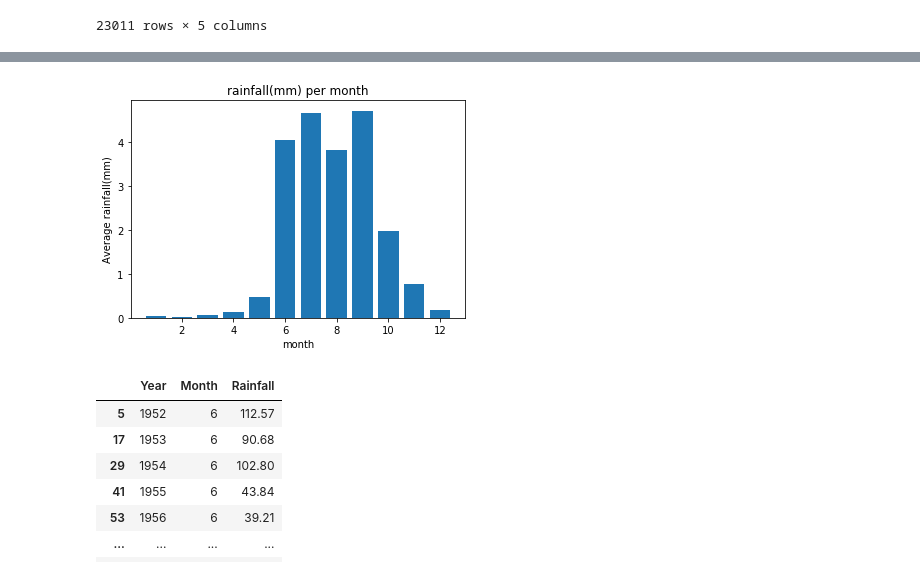
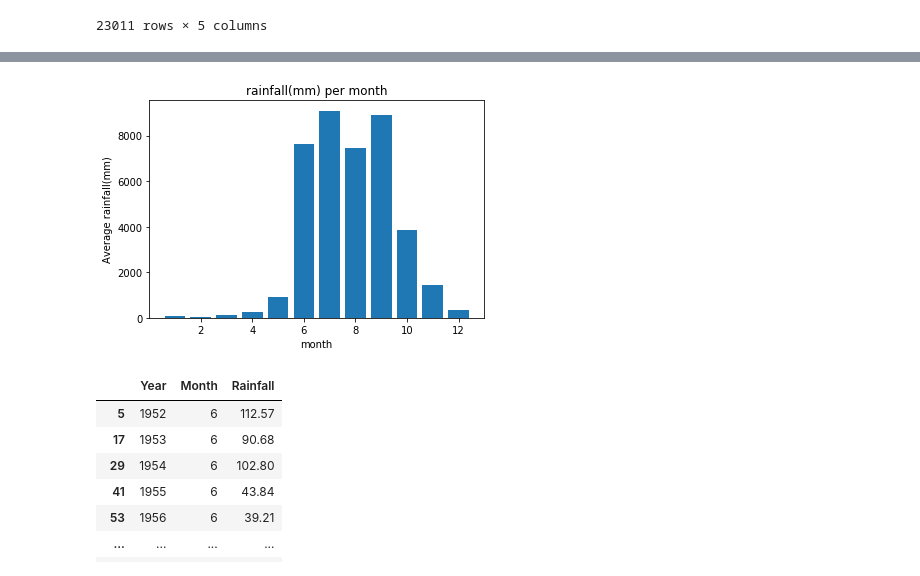
Before and after one commit to AnimeshN/IMD_rainfall_analysis_sinner, a Jupyter notebook: rainfall_analysis.ipynb, the cells around one changed output, grey strips where cells are left out. Cells and saved outputs as stored; diff of their text form; code cells hidden in the pictures.

```diff
--- a/rainfall_analysis.ipynb
+++ b/rainfall_analysis.ipynb
@@ -122,7 +141,7 @@ plt.show()
 # %%
 month_agg = df.groupby('Month',as_index=False).agg({
-    'Rainfall':[max,'mean'],
+    'Rainfall':[max,sum],
     'Temperature':['mean',min,max]
 })
-month_agg.columns = ['month','max_rainfall','mean_rainfall','avg_temp','min_temp','max_temp']
-month_agg
+month_agg.columns = ['month','max_rainfall','total_rainfall','avg_temp','min_temp','max_temp']
+month_agg.to_csv('monthly_trend.csv')
@@ -143,11 +148,11 @@ month_agg
 # %%
-plt.bar(month_agg['month'],month_agg['mean_rainfall'])
+plt.bar(month_agg['month'],month_agg['total_rainfall'])
 plt.title('rainfall(mm) per month')
 plt.xlabel('month')
 plt.ylabel('Average rainfall(mm)')
 plt.show()
 # %% [output]
-[figure, old version]
+[figure, new version]
 # %%
 gb_df = df.groupby(['Year','Month'],as_index=False)
 year_month=gb_df['Rainfall'].sum()
```
Also changed, not shown: parts of 5 cells of this notebook, 4 other files.
